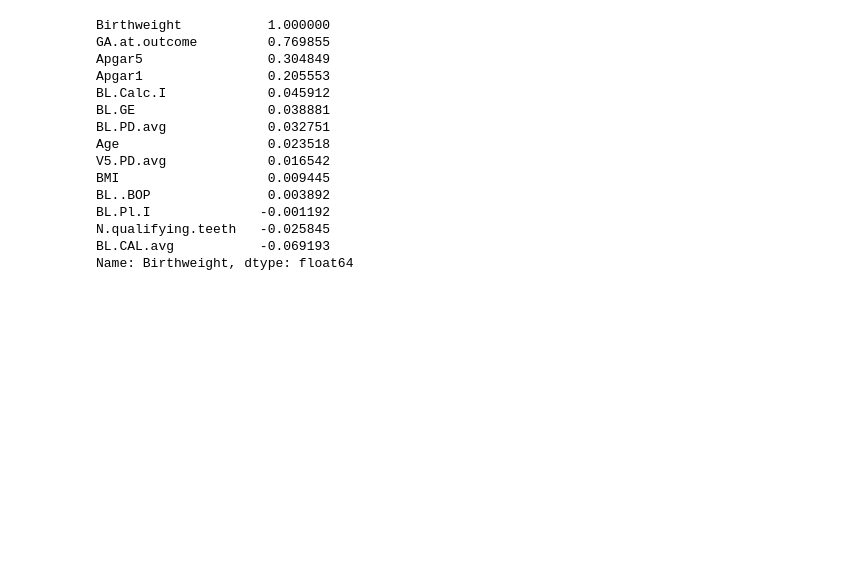
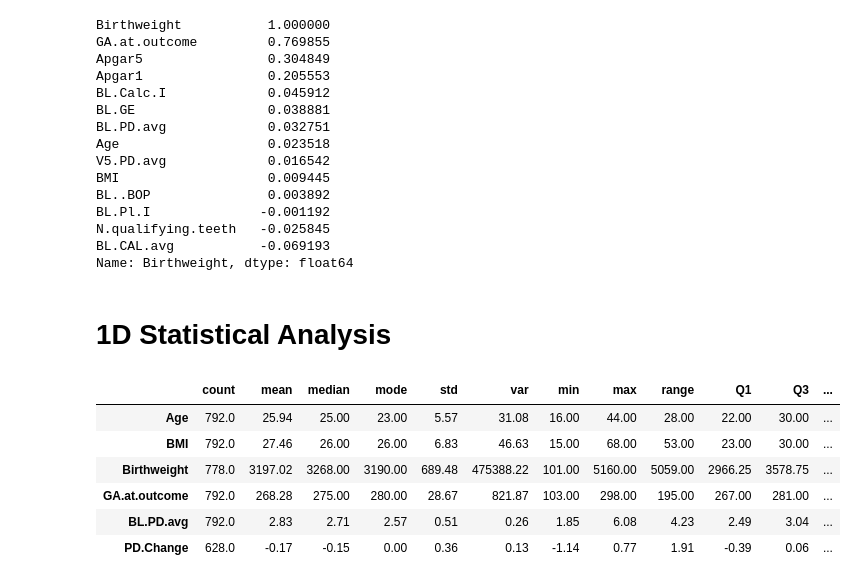
Before and after one commit to saksham0806/fall-semester-26-27-EDA-course, a Jupyter notebook: DA.ipynb, the cells around one changed output. Saved outputs shown, nothing was run; the diff lists cells and outputs as text; code cells hidden in the pictures; blank space fills up the shorter version.

```diff
--- a/DA.ipynb
+++ b/DA.ipynb
@@ -690,3 +690,24 @@ BL.Pl.I              -0.001192
 N.qualifying.teeth   -0.025845
 BL.CAL.avg           -0.069193
 Name: Birthweight, dtype: float64
+# %% [markdown]
+# 1D Statistical Analysis
+# %%
+one_d_columns = ['Age', 'BMI', 'Birthweight', 'GA.at.outcome', 'BL.PD.avg', 'PD.Change']
+one_d_summary = df_clean[one_d_columns].agg(['count', 'mean', 'median', 'std', 'var', 'min', 'max', 'skew']).T
+one_d_summary['mode'] = df_clean[one_d_columns].mode().iloc[0]
+one_d_summary['range'] = one_d_summary['max'] - one_d_summary['min']
+one_d_summary['Q1'] = df_clean[one_d_columns].quantile(0.25)
+one_d_summary['Q3'] = df_clean[one_d_columns].quantile(0.75)
+one_d_summary['IQR'] = one_d_summary['Q3'] - one_d_summary['Q1']
+one_d_summary['kurtosis'] = df_clean[one_d_columns].kurtosis()
+one_d_summary = one_d_summary[['count', 'mean', 'median', 'mode', 'std', 'var', 'min', 'max', 'range', 'Q1', 'Q3', 'IQR', 'skew', 'kurtosis']]
+one_d_summary.round(2)
+# %% [output]
+|  | count | mean | median | mode | std | var | min | max | range | Q1 | Q3 | ... |
+| Age | 792.0 | 25.94 | 25.00 | 23.00 | 5.57 | 31.08 | 16.00 | 44.00 | 28.00 | 22.00 | 30.00 | ... |
+| BMI | 792.0 | 27.46 | 26.00 | 26.00 | 6.83 | 46.63 | 15.00 | 68.00 | 53.00 | 23.00 | 30.00 | ... |
+| Birthweight | 778.0 | 3197.02 | 3268.00 | 3190.00 | 689.48 | 475388.22 | 101.00 | 5160.00 | 5059.00 | 2966.25 | 3578.75 | ... |
+| GA.at.outcome | 792.0 | 268.28 | 275.00 | 280.00 | 28.67 | 821.87 | 103.00 | 298.00 | 195.00 | 267.00 | 281.00 | ... |
+| BL.PD.avg | 792.0 | 2.83 | 2.71 | 2.57 | 0.51 | 0.26 | 1.85 | 6.08 | 4.23 | 2.49 | 3.04 | ... |
+| PD.Change | 628.0 | -0.17 | -0.15 | 0.00 | 0.36 | 0.13 | -1.14 | 0.77 | 1.91 | -0.39 | 0.06 | ... |
```
Also changed, not shown: parts of 5 cells of this notebook.
